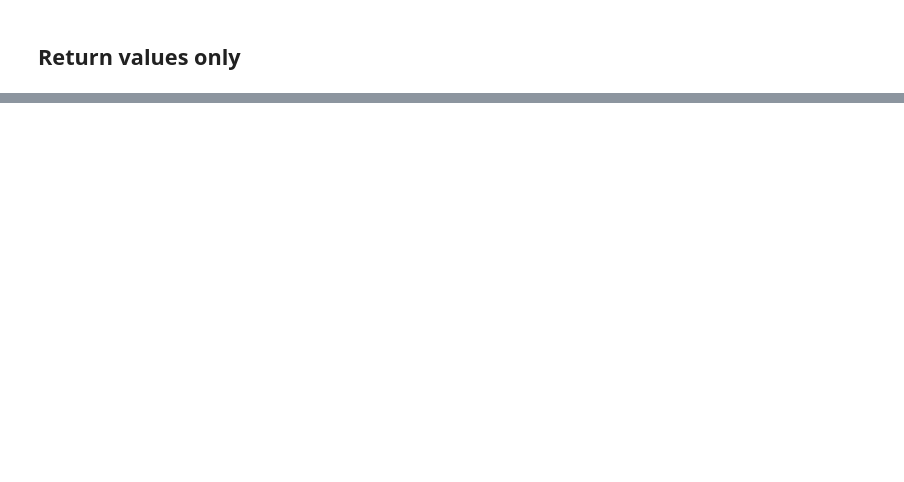
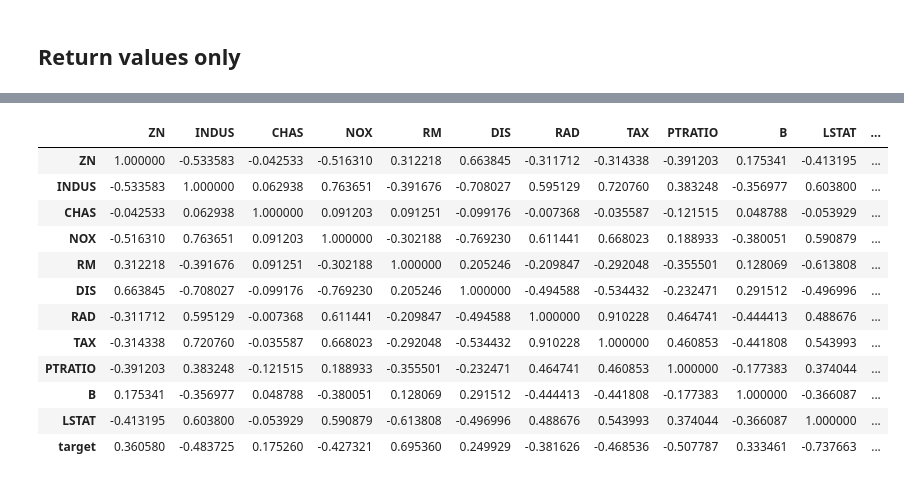
Before and after one commit to data-describe/data-describe, a Jupyter notebook: examples/Correlation_Matrix.ipynb, the cells around one changed output, grey strips where cells are left out. Cells and saved outputs as stored; diff of their text form; code cells hidden in the pictures; blank space fills up the shorter version.

```diff
--- a/examples/Correlation_Matrix.ipynb
+++ b/examples/Correlation_Matrix.ipynb
@@ -1,7 +1,2 @@
 # %% [markdown]
 # Correlation Matrix
-# %%
-from datetime import datetime
-import pandas as pd
-from data_describe import correlation_matrix
-pd.set_option('display.max_columns', None)
@@ -56,0 +62,17 @@ Index(['CHAS', 'AGE', 'B', 'PTRATIO', 'RM', 'LSTAT', 'target', 'ZN', 'RAD',
+# %%
+correlation_widget = dd.correlation_matrix(df)
+correlation_widget.viz_data
+# %% [output]
+|  | ZN | INDUS | CHAS | NOX | RM | DIS | RAD | TAX | PTRATIO | B | LSTAT | ... |
+| ZN | 1.000000 | -0.533583 | -0.042533 | -0.516310 | 0.312218 | 0.663845 | -0.311712 | -0.314338 | -0.391203 | 0.175341 | -0.413195 | ... |
+| INDUS | -0.533583 | 1.000000 | 0.062938 | 0.763651 | -0.391676 | -0.708027 | 0.595129 | 0.720760 | 0.383248 | -0.356977 | 0.603800 | ... |
+| CHAS | -0.042533 | 0.062938 | 1.000000 | 0.091203 | 0.091251 | -0.099176 | -0.007368 | -0.035587 | -0.121515 | 0.048788 | -0.053929 | ... |
+| NOX | -0.516310 | 0.763651 | 0.091203 | 1.000000 | -0.302188 | -0.769230 | 0.611441 | 0.668023 | 0.188933 | -0.380051 | 0.590879 | ... |
+| RM | 0.312218 | -0.391676 | 0.091251 | -0.302188 | 1.000000 | 0.205246 | -0.209847 | -0.292048 | -0.355501 | 0.128069 | -0.613808 | ... |
+| DIS | 0.663845 | -0.708027 | -0.099176 | -0.769230 | 0.205246 | 1.000000 | -0.494588 | -0.534432 | -0.232471 | 0.291512 | -0.496996 | ... |
+| RAD | -0.311712 | 0.595129 | -0.007368 | 0.611441 | -0.209847 | -0.494588 | 1.000000 | 0.910228 | 0.464741 | -0.444413 | 0.488676 | ... |
+| TAX | -0.314338 | 0.720760 | -0.035587 | 0.668023 | -0.292048 | -0.534432 | 0.910228 | 1.000000 | 0.460853 | -0.441808 | 0.543993 | ... |
+| PTRATIO | -0.391203 | 0.383248 | -0.121515 | 0.188933 | -0.355501 | -0.232471 | 0.464741 | 0.460853 | 1.000000 | -0.177383 | 0.374044 | ... |
+| B | 0.175341 | -0.356977 | 0.048788 | -0.380051 | 0.128069 | 0.291512 | -0.444413 | -0.441808 | -0.177383 | 1.000000 | -0.366087 | ... |
+| LSTAT | -0.413195 | 0.603800 | -0.053929 | 0.590879 | -0.613808 | -0.496996 | 0.488676 | 0.543993 | 0.374044 | -0.366087 | 1.000000 | ... |
+| target | 0.360580 | -0.483725 | 0.175260 | -0.427321 | 0.695360 | 0.249929 | -0.381626 | -0.468536 | -0.507787 | 0.333461 | -0.737663 | ... |
```
Also changed, not shown: parts of 7 cells of this notebook, 16 other files.
